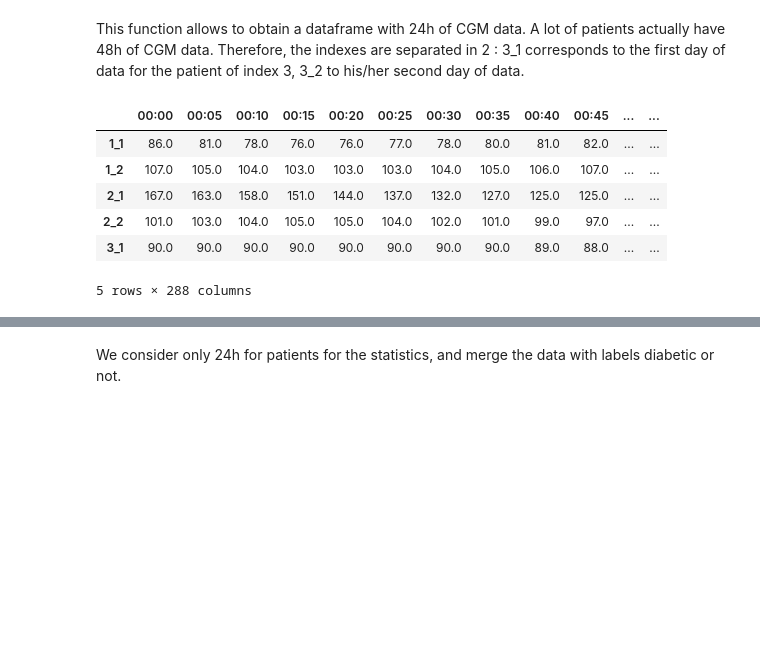
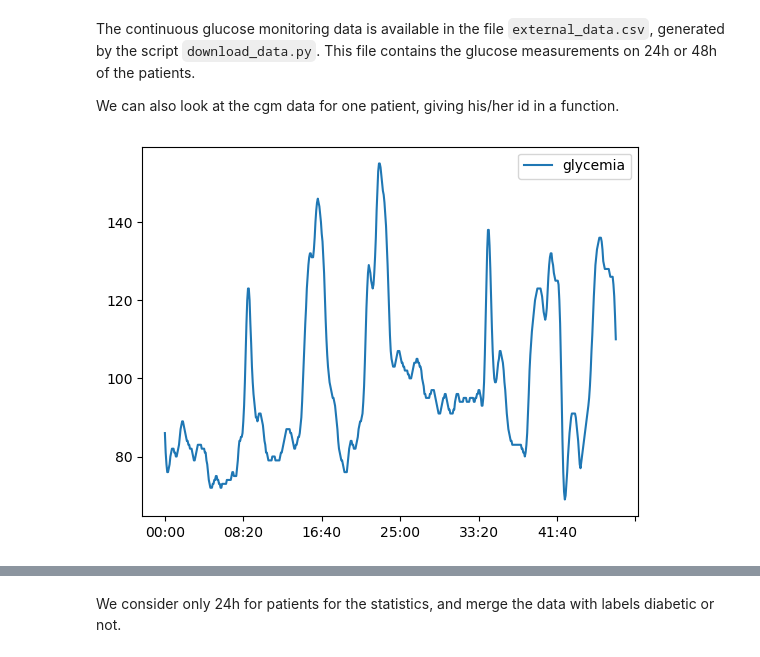
Before and after one commit to AlexandreChaussard/Datacamp-Project, a Jupyter notebook: notebooks/data_viz_cgm.ipynb, the cells around one changed output, grey strips where cells are left out. Cells and saved outputs as stored; diff of their text form; code cells hidden in the pictures; blank space fills up the shorter version.

```diff
--- a/notebooks/data_viz_cgm.ipynb
+++ b/notebooks/data_viz_cgm.ipynb
@@ -13,13 +11,5 @@ from problem import get_24h_cgm_data, _read_clinical_data_and_labels
-# %% [markdown]
-This function allows to obtain a dataframe with 24h of CGM data. A lot of patients actually have 48h of CGM data. Therefore, the indexes are separated in 2 : 3_1 corresponds to the first day of data for the patient of index 3, 3_2 to his/her second day of data.
-# %%
-cgm_24h = get_24h_cgm_data(user_id_list=[i for i in range(1, 209)], path='../')
-cgm_24h.head()
-# %% [output]
-|  | 00:00 | 00:05 | 00:10 | 00:15 | 00:20 | 00:25 | 00:30 | 00:35 | 00:40 | 00:45 | ... | ... |
-| 1_1 | 86.0 | 81.0 | 78.0 | 76.0 | 76.0 | 77.0 | 78.0 | 80.0 | 81.0 | 82.0 | ... | ... |
-| 1_2 | 107.0 | 105.0 | 104.0 | 103.0 | 103.0 | 103.0 | 104.0 | 105.0 | 106.0 | 107.0 | ... | ... |
-| 2_1 | 167.0 | 163.0 | 158.0 | 151.0 | 144.0 | 137.0 | 132.0 | 127.0 | 125.0 | 125.0 | ... | ... |
-| 2_2 | 101.0 | 103.0 | 104.0 | 105.0 | 105.0 | 104.0 | 102.0 | 101.0 | 99.0 | 97.0 | ... | ... |
-| 3_1 | 90.0 | 90.0 | 90.0 | 90.0 | 90.0 | 90.0 | 90.0 | 90.0 | 89.0 | 88.0 | ... | ... |
-5 rows × 288 columns
+# %% [markdown]
+The continuous glucose monitoring data is available in the file `external_data.csv`, generated by the script `download_data.py`.
+This file contains the glucose measurements on 24h or 48h of the patients.
+
+We can also look at the cgm data for one patient, giving his/her id in a function.
@@ -25,0 +29,9 @@ cgm_24h.head()
+# %%
+def plot_cgm_data(cgm_data):
+    fig, axs = plt.subplots()
+    cgm_data.plot(label="glycemia")
+    axs.legend()
+
+plot_cgm_data(cgm_data)
+# %% [output]
+[figure, added]
```
Also changed, not shown: parts of 19 cells of this notebook.
